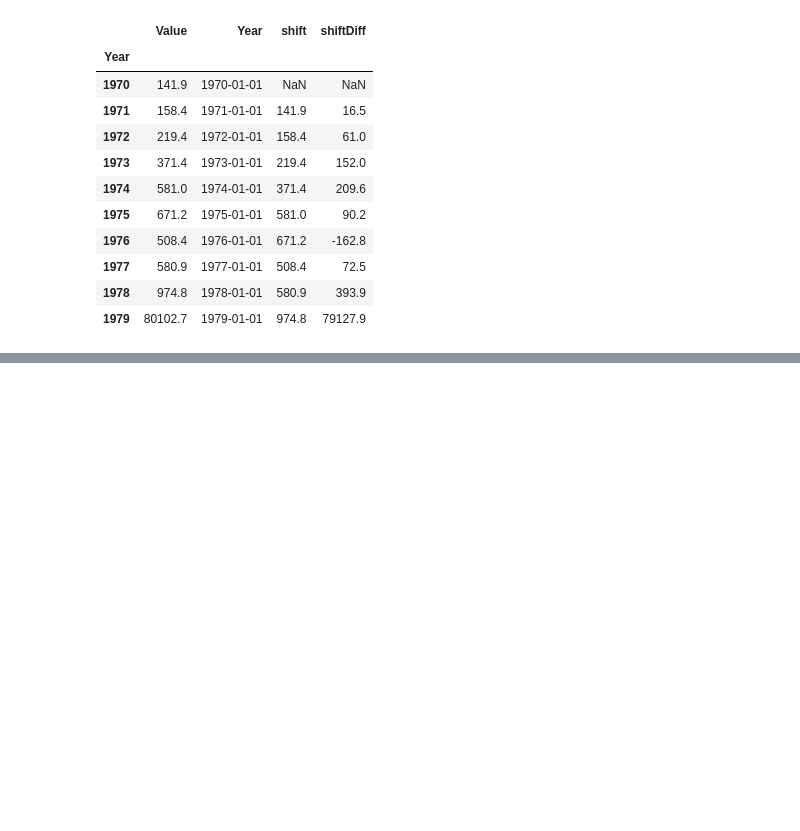
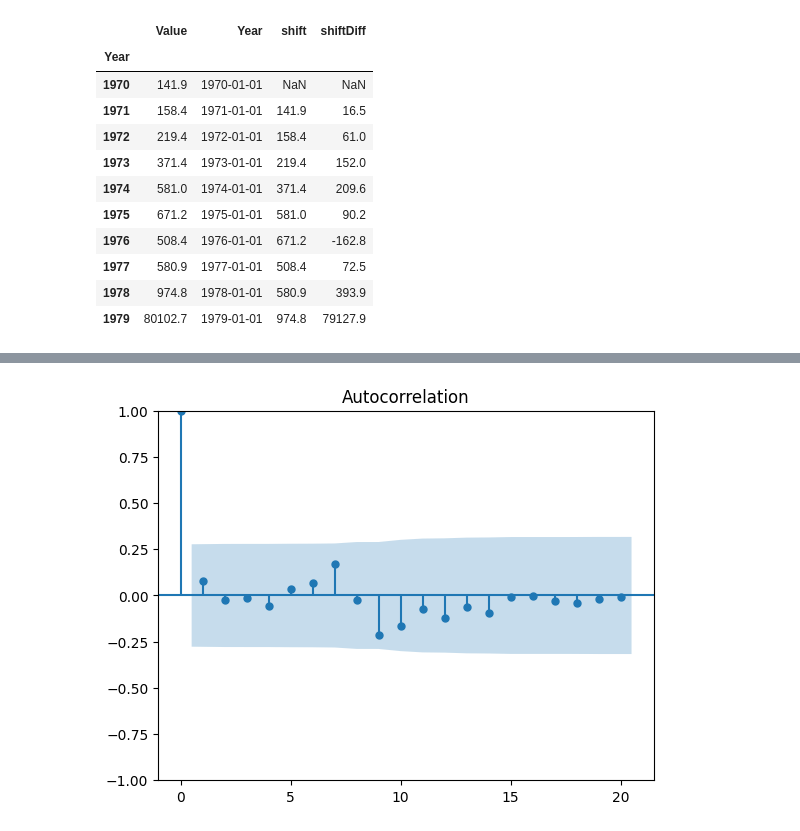
Before and after one commit to Mechturncoder/data_analystic, a Jupyter notebook: 14_Time_Series_Analysis.ipynb, the cells around one changed output, grey strips where cells are left out. Saved outputs shown, nothing was run; the diff lists cells and outputs as text; code cells hidden in the pictures; blank space fills up the shorter version.

```diff
--- a/14_Time_Series_Analysis.ipynb
+++ b/14_Time_Series_Analysis.ipynb
@@ -840,0 +891,5 @@ df2_year.head(10)
+# %%
+plot_acf(df2_year['firstDiff'].dropna(), lags=20)
+plt.show()
+# %% [output]
+[figure, added]
```
Also changed, not shown: parts of 10 cells of this notebook, 12 other files.
